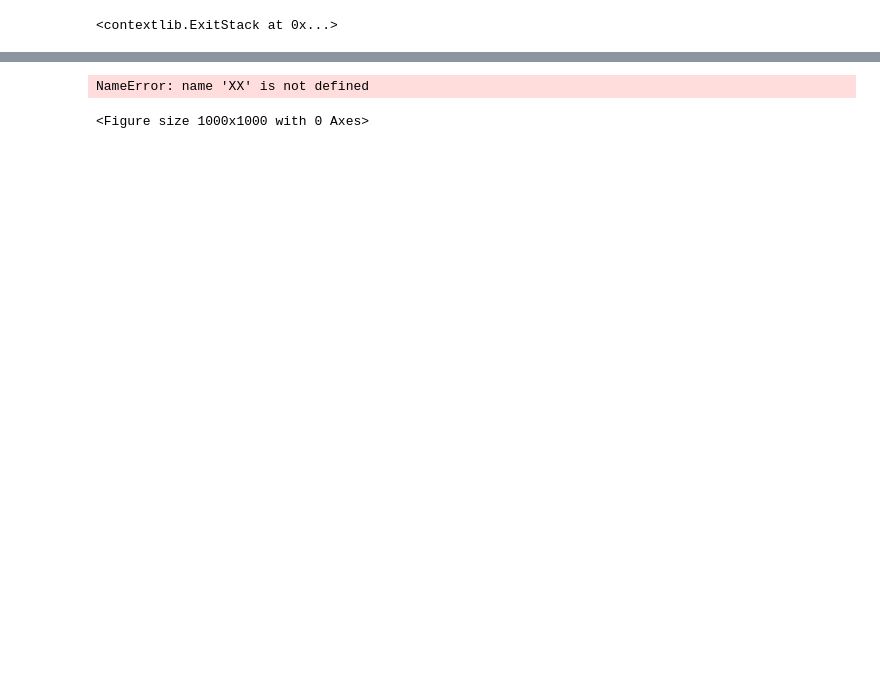
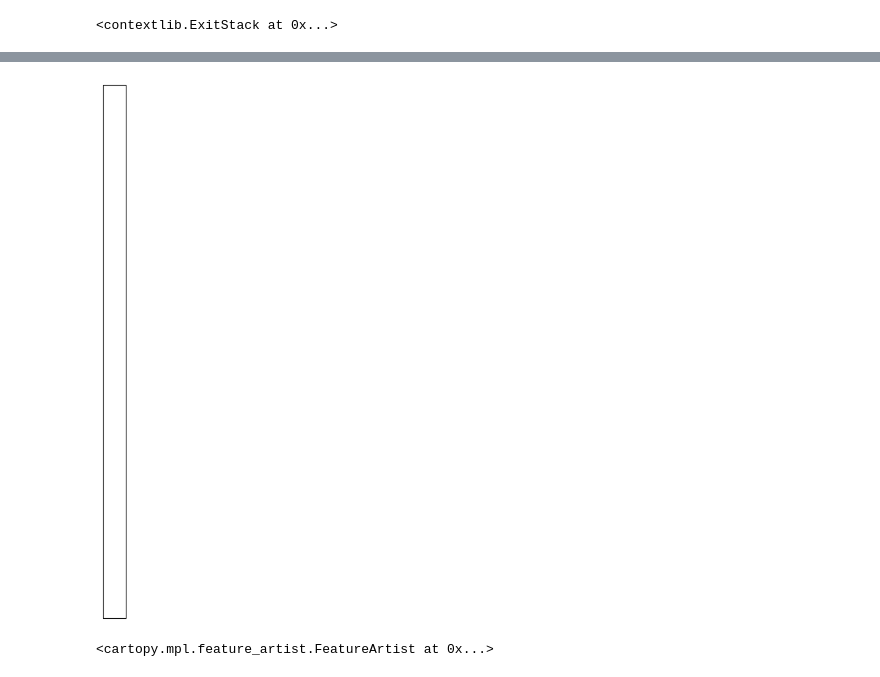
Before and after one commit to fd1807/EGM722_Project, a Jupyter notebook: Project_EGM722.ipynb, the cells around one changed output, grey strips where cells are left out. Saved outputs shown, nothing was run; the diff lists cells and outputs as text; code cells hidden in the pictures; blank space fills up the shorter version.

Commit message:
add county outline to map

```diff
--- a/Project_EGM722.ipynb
+++ b/Project_EGM722.ipynb
@@ -46,11 +51,17 @@ land_cover= gpd.read_file('Project_datafiles/LCM_Fermanagh.shp')
 # %%
 myFig = plt.figure(figsize=(10, 10))  # create a figure of size 10x10 (representing the page size in inches)
 
-myCRS = ccrs.UTM(XX)  # create a Universal Transverse Mercator reference system to transform our data.
+myCRS = ccrs.UTM(29)  # create a Universal Transverse Mercator reference system to transform our data.
 # be sure to fill in XX above with the correct number for the UTM Zone that Northern Ireland is part of.
 
 ax = plt.axes(projection=myCRS)  # finally, create an axes object in the figure, using a UTM projection,
 # where we can actually plot our data.
 # %% [output]
-NameError: name 'XX' is not defined
-<Figure size 1000x1000 with 0 Axes>
+[figure, added]
+# %%
+# first, we just add the outline of Northern Ireland using cartopy's ShapelyFeature
+outline_feature = ShapelyFeature(outline['geometry'], myCRS, edgecolor='k', facecolor='w')
+xmin, ymin, xmax, ymax = outline.total_bounds
+ax.add_feature(outline_feature) # add the features we've created to the map.
+# %% [output]
+<cartopy.mpl.feature_artist.FeatureArtist at 0x...>
```
Also changed, not shown: parts of 8 cells of this notebook.
